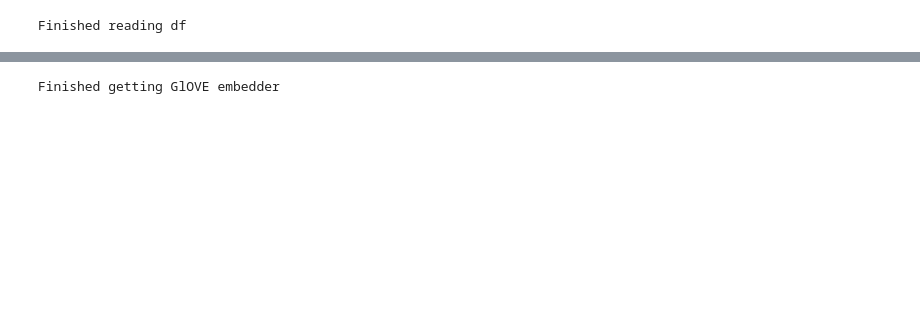
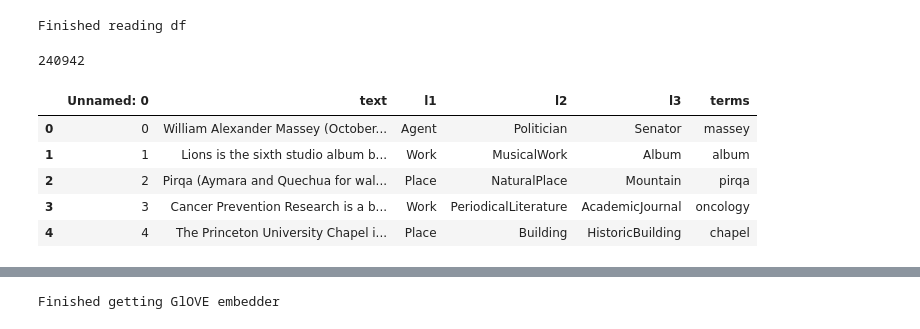
Before and after one commit to sete39/ESG-Topic-Taxonomy-Generation-from-ESG-Reports, a Jupyter notebook: notebooks_testing/dbpedia.ipynb, the cells around one changed output, grey strips where cells are left out. Saved outputs shown, nothing was run; the diff lists cells and outputs as text; code cells hidden in the pictures; blank space fills up the shorter version.

```diff
--- a/notebooks_testing/dbpedia.ipynb
+++ b/notebooks_testing/dbpedia.ipynb
@@ -7,6 +7,19 @@ document_list.dtype
 print('Finished reading df')
 # %% [output]
 Finished reading df
+# %%
+len(df)
+# %% [output]
+240942
+# %%
+df.head()
+# %% [output]
+|  | Unnamed: 0 | text | l1 | l2 | l3 | terms |
+| 0 | 0 | William Alexander Massey (October... | Agent | Politician | Senator | massey |
+| 1 | 1 | Lions is the sixth studio album b... | Work | MusicalWork | Album | album |
+| 2 | 2 | Pirqa (Aymara and Quechua for wal... | Place | NaturalPlace | Mountain | pirqa |
+| 3 | 3 | Cancer Prevention Research is a b... | Work | PeriodicalLiterature | AcademicJournal | oncology |
+| 4 | 4 | The Princeton University Chapel i... | Place | Building | HistoricBuilding | chapel |
 # %%
 # encoding topics to create the adjacency matrix
 from sklearn.preprocessing import LabelEncoder
```
Also changed, not shown: parts of 59 cells of this notebook, 2 other files.
